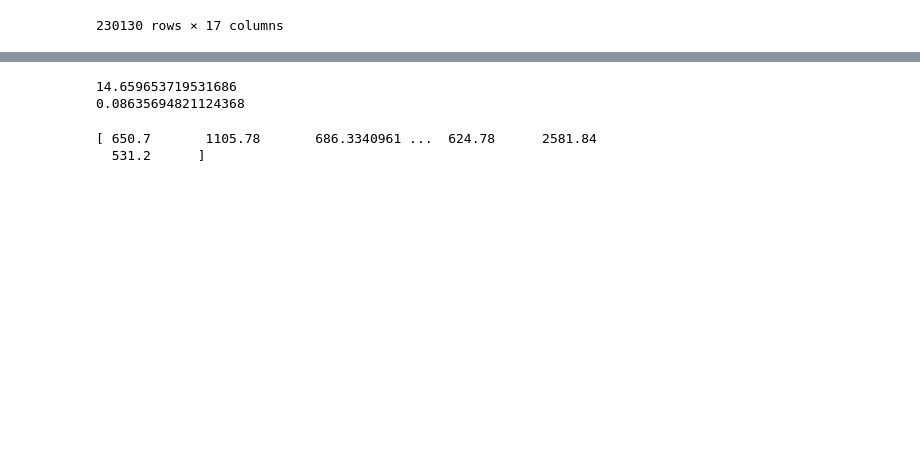
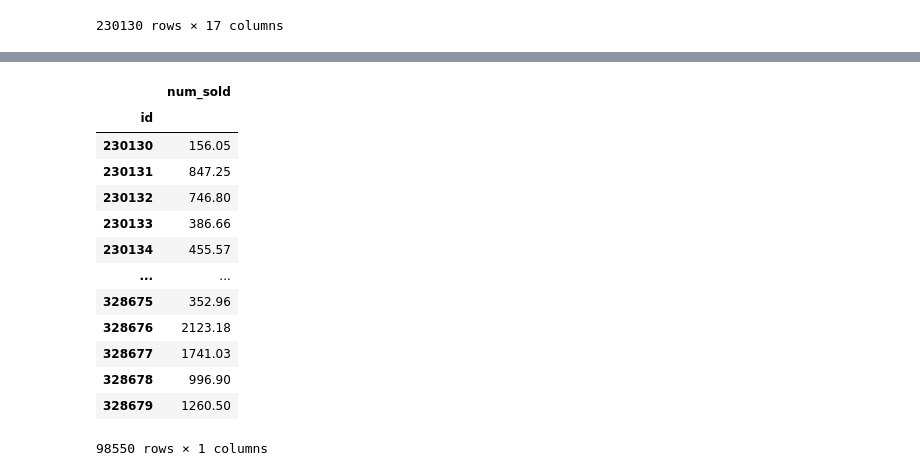
Before and after one commit to mihofer/kaggle_projects, a Jupyter notebook: forecasting_sticker_sales/analysis.ipynb, the cells around one changed output, grey strips where cells are left out. Drawn from its saved outputs; the diff is of its cells as text; code cells hidden in the pictures; blank space fills up the shorter version.

```diff
--- a/forecasting_sticker_sales/analysis.ipynb
+++ b/forecasting_sticker_sales/analysis.ipynb
@@ -424,7 +453,7 @@ cv_search = GridSearchCV(
 
 search_results = cv_search.fit(
     train,
-    target.fillna(target.mean())
+    target
 )
 # %%
 cv_search.best_params_
@@ -433,11 +462,23 @@ cv_search.best_params_
-# %%
-print(mean_absolute_error(Y_test, cv_search.predict(X_test)))
-print(mean_absolute_percentage_error(Y_test, cv_search.predict(X_test)))
-# %% [output]
-14.659653719531686
-0.08635694821124368
-# %%
-print(cv_search.predict(X_test))
-# %% [output]
-[ 650.7       1105.78       686.3340961 ...  624.78      2581.84
-  531.2      ]
+# %%
+sub_df = pd.DataFrame(
+    index=test.index,
+    data={
+        'num_sold':cv_search.predict(test)
+    }
+)
+sub_df
+# %% [output]
+|  | num_sold |
+| id |  |
+| 230130 | 156.05 |
+| 230131 | 847.25 |
+| 230132 | 746.80 |
+| 230133 | 386.66 |
+| 230134 | 455.57 |
+| ... | ... |
+| 328675 | 352.96 |
+| 328676 | 2123.18 |
+| 328677 | 1741.03 |
+| 328678 | 996.90 |
+| 328679 | 1260.50 |
+98550 rows × 1 columns
```
Also changed, not shown: parts of 14 cells of this notebook.
